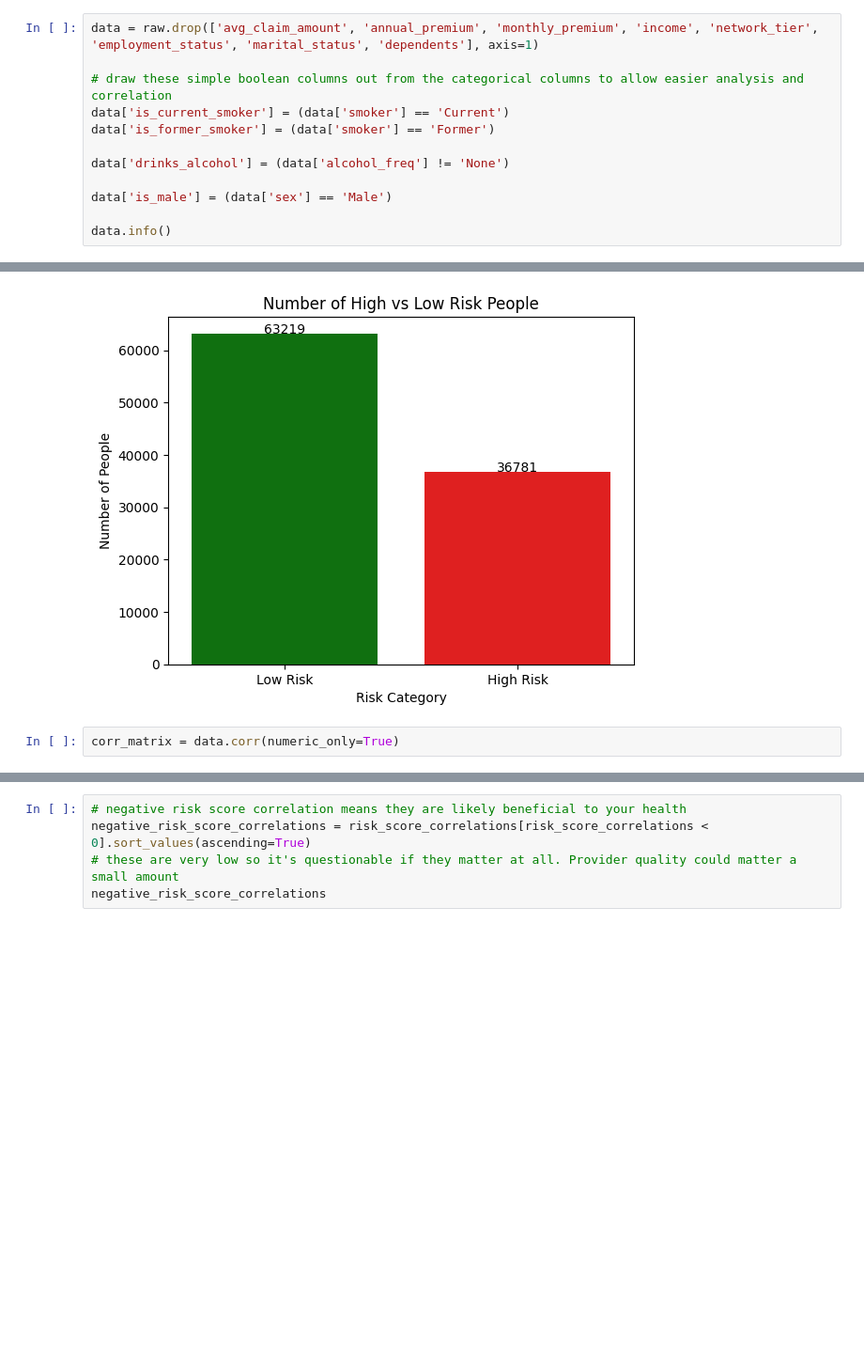
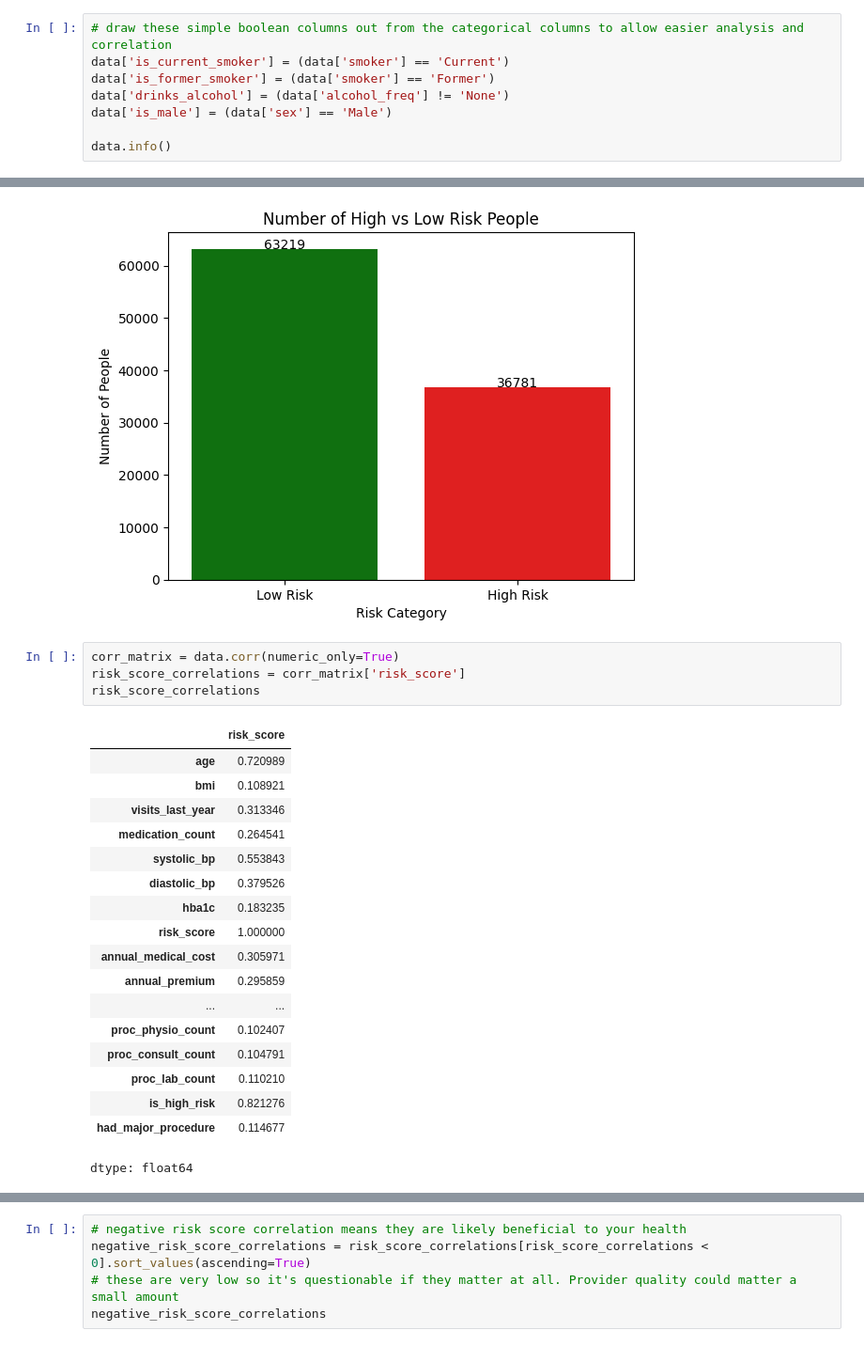
Before and after one commit to Abled773/HI-Risk-Prediction-and-Analysis, a Jupyter notebook: Risk_Analysis_and_Prediction.ipynb, the cells around one changed output, grey strips where cells are left out. Shown at 94% size. Cells and saved outputs as stored; diff of their text form; blank space fills up the shorter version.

```diff
--- a/Risk_Analysis_and_Prediction.ipynb
+++ b/Risk_Analysis_and_Prediction.ipynb
@@ -137,12 +201,8 @@ Because this data is so well-defined, it needs very little cleaning in order to
 # %%
-data = raw.drop(['avg_claim_amount', 'annual_premium', 'monthly_premium', 'income', 'network_tier', 'employment_status', 'marital_status', 'dependents'], axis=1)
-
 # draw these simple boolean columns out from the categorical columns to allow easier analysis and correlation
 data['is_current_smoker'] = (data['smoker'] == 'Current')
 data['is_former_smoker'] = (data['smoker'] == 'Former')
-
 data['drinks_alcohol'] = (data['alcohol_freq'] != 'None')
-
 data['is_male'] = (data['sex'] == 'Male')
 
 data.info()
@@ -193,3 +255,24 @@ plt.show()
 [figure]
 # %%
 corr_matrix = data.corr(numeric_only=True)
+risk_score_correlations = corr_matrix['risk_score']
+risk_score_correlations
+# %% [output]
+|  | risk_score |
+| age | 0.720989 |
+| bmi | 0.108921 |
+| visits_last_year | 0.313346 |
+| medication_count | 0.264541 |
+| systolic_bp | 0.553843 |
+| diastolic_bp | 0.379526 |
+| hba1c | 0.183235 |
+| risk_score | 1.000000 |
+| annual_medical_cost | 0.305971 |
+| annual_premium | 0.295859 |
+| ... | ... |
+| proc_physio_count | 0.102407 |
+| proc_consult_count | 0.104791 |
+| proc_lab_count | 0.110210 |
+| is_high_risk | 0.821276 |
+| had_major_procedure | 0.114677 |
+dtype: float64
```
Also changed, not shown: parts of 20 cells of this notebook.
